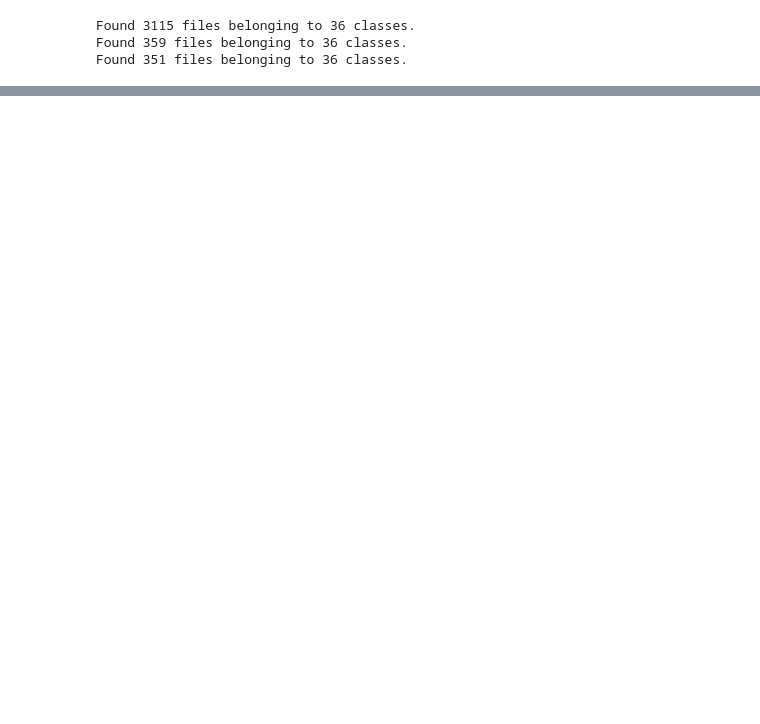
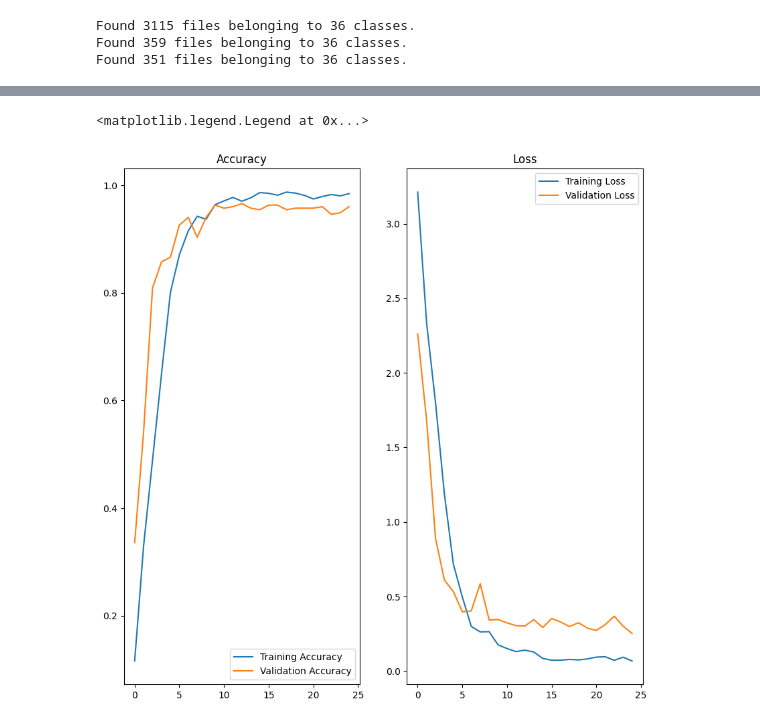
Before and after one commit to VishSeran/CNN-Fruit-Classification-Model, a Jupyter notebook: fruit_classify.ipynb, the cells around one changed output, grey strips where cells are left out. Drawn from its saved outputs; the diff is of its cells as text; code cells hidden in the pictures; blank space fills up the shorter version.

Commit message:
Update the fruit_cassify with accuracy and losses graphs

```diff
--- a/fruit_classify.ipynb
+++ b/fruit_classify.ipynb
@@ -103,0 +104,20 @@ Epoch 25/25
+# %%
+#draw some graphs represent the difference between train accuracy and the validation accuracy
+epochs_size =  25
+epochs_range = range(epochs_size)
+plt.figure(figsize=(10,10))
+plt.subplot(1,2,1)
+plt.plot(epochs_range,history.history['accuracy'], label = 'Training Accuracy')
+plt.plot(epochs_range,history.history['val_accuracy'], label='Validation Accuracy')
+plt.title("Accuracy")
+plt.legend()
+
+#draw the plots to loss also
+plt.subplot(1,2,2)
+plt.plot(epochs_range,history.history['loss'], label = 'Training Loss')
+plt.plot(epochs_range,history.history['val_loss'], label='Validation Loss')
+plt.title("Loss")
+plt.legend()
+# %% [output]
+<matplotlib.legend.Legend at 0x...>
+[figure, added]
```
Also changed, not shown: parts of 2 cells of this notebook.
